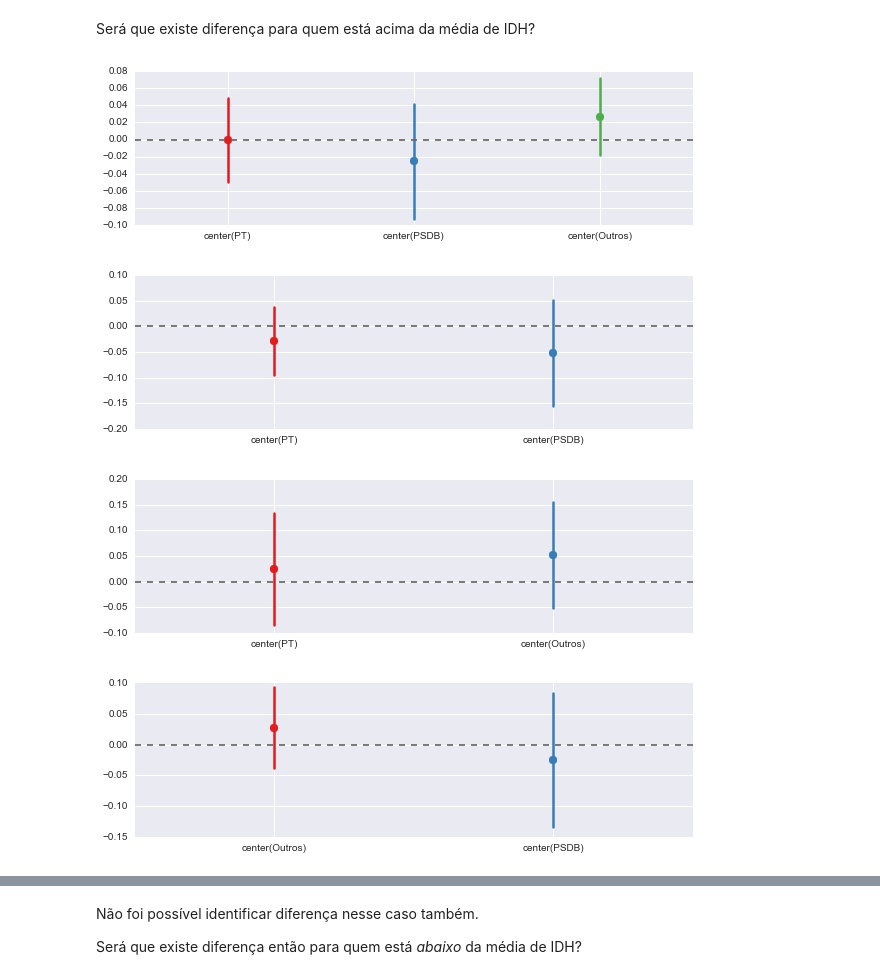
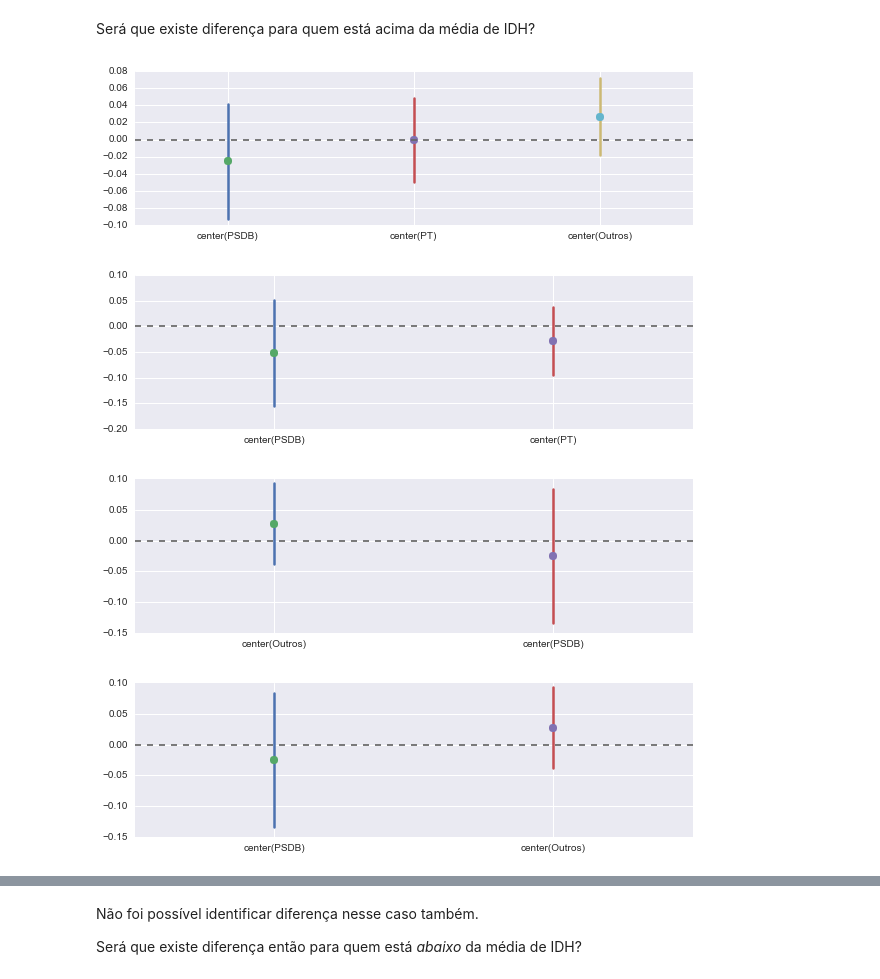
Before and after one commit to xboard/xboard.github.io, a Jupyter notebook: ipynb/IDH.ipynb, the cells around one changed output, grey strips where cells are left out. Drawn from its saved outputs; the diff is of its cells as text; code cells hidden in the pictures.

Commit message:
Improving color plots

```diff
--- a/ipynb/IDH.ipynb
+++ b/ipynb/IDH.ipynb
@@ -281,15 +281,15 @@ OLS Regression Results
 # %% [markdown]
 Será que existe diferença para quem está acima da média de IDH?
 # %%
-sns.coefplot("center(Ratio) ~ center(PT) + center(PSDB) + center(Outros)",df[df.idh_level_2000==0], palette="Set1");
-sns.coefplot("center(Ratio) ~ center(PT) + center(PSDB)", df[df.idh_level_2000==0], palette="Set1");
-sns.coefplot("center(Ratio) ~ center(PT) + center(Outros)", df[df.idh_level_2000==0], palette="Set1");
+sns.coefplot("center(Ratio) ~ center(PSDB) + center(PT) + center(Outros)",df[df.idh_level_2000==0], palette="Set1");
+sns.coefplot("center(Ratio) ~ center(PSDB) + center(PT)", df[df.idh_level_2000==0], palette="Set1");
 sns.coefplot("center(Ratio) ~ center(Outros) + center(PSDB)", df[df.idh_level_2000==0], palette="Set1");
+sns.coefplot("center(Ratio) ~ center(PSDB) + center(Outros)", df[df.idh_level_2000==0], palette="Set1");
 # %% [output]
-[figure, old version]
+[figure, new version]
-[figure, old version]
+[figure, new version]
-[figure, old version]
+[figure, new version]
-[figure, old version]
+[figure, new version]
 # %%
 formula = "center(Ratio) ~ center(PT) + center(PSDB) - 1"
 model = ols(formula, df[df.idh_level_2000==0]).fit()
```
Also changed, not shown: parts of 8 cells of this notebook.
